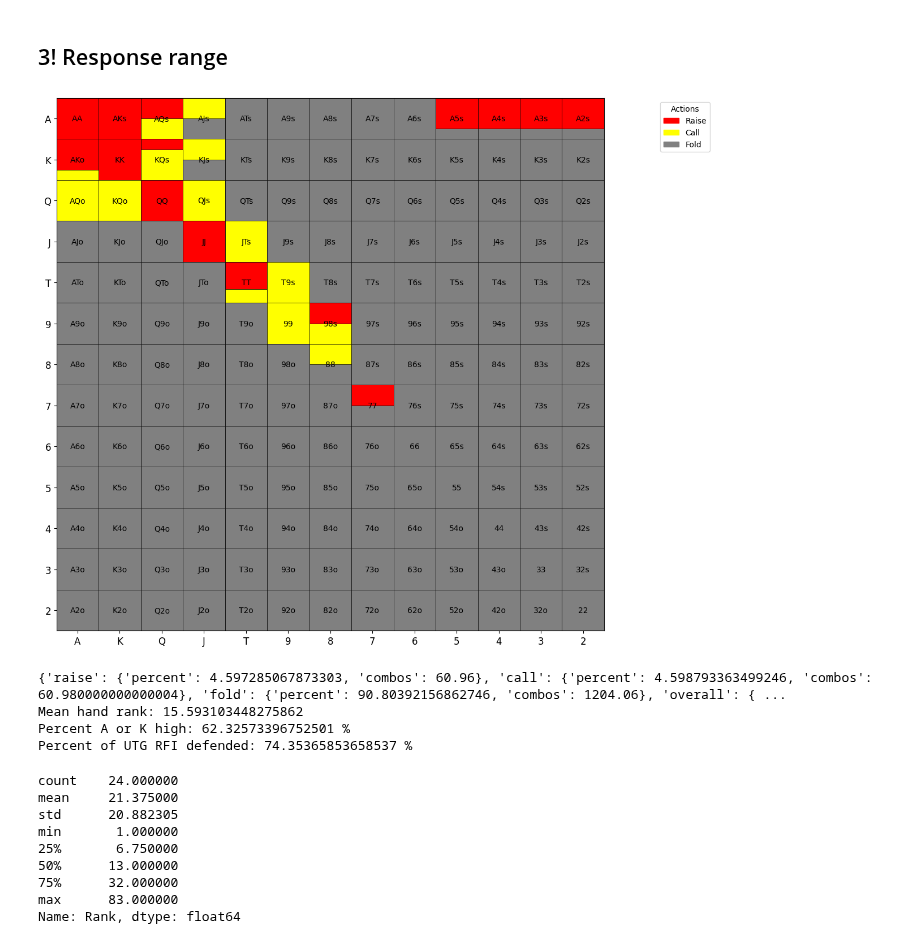
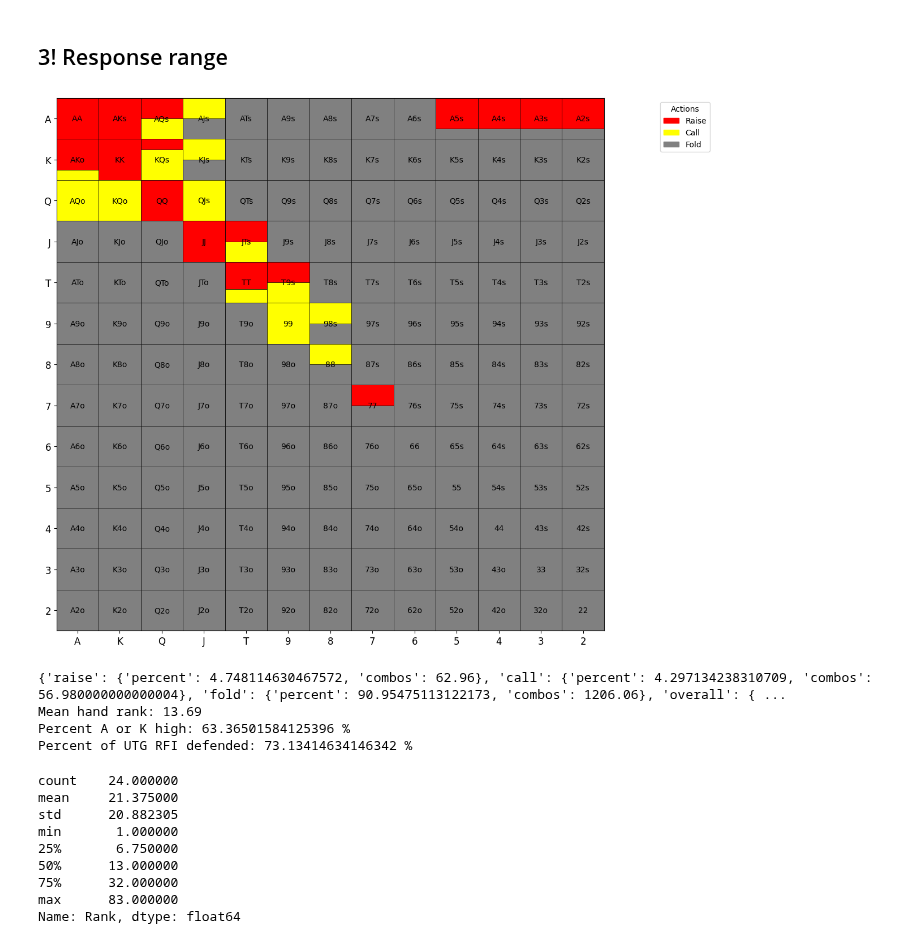
Before and after one commit to KunaalAgarwal/poker_analysis, a Jupyter notebook: src/utg_ranges.ipynb, the cells around one changed output. Saved outputs shown, nothing was run; the diff lists cells and outputs as text; code cells hidden in the pictures.

```diff
--- a/src/utg_ranges.ipynb
+++ b/src/utg_ranges.ipynb
@@ -190,47 +190,46 @@ response_3bet_range = {
     "QTo": {"raise": 0.0, "call": 0.0},
     "Q9o": {"raise": 0.0, "call": 0.0},
 
-    "JTs": {"raise": 0.0, "call": 1.0},
+    "JTs": {"raise": 0.5, "call": 0.5}, # using as a call and 4bet bluff, unblocks some of the lower pairs that are pure folds to 4bets and is playable, also blocks some decent pairs
     "J9s": {"raise": 0.0, "call": 0.0},
 
     "JTo": {"raise": 0.0, "call": 0.0},
     "J9o": {"raise": 0.0, "call": 0.0},
 
-    "T9s": {"raise": 0.0, "call": 1.0}, # strong enough to call and plays well postflop
+    "T9s": {"raise": 0.5, "call": 0.5}, # using as a call and 4bet bluff, unblocks some of the lower pairs that are pure folds to 4bets and is playable
     "T8s": {"raise": 0.0, "call": 0.0},
 
-    "98s": {"raise": 0.5, "call": 0.5}, # 4bet bluff, unblocks AK, AQ, etc. and plays well postflop
+    "98s": {"raise": 0.0, "call": 0.5}, # solid call with decent suited connector
     "97s": {"raise": 0.0, "call": 0.0},
-
     "87s": {"raise": 0.0, "call": 0.0},
     "86s": {"raise": 0.0, "call": 0.0},
 
     "76s": {"raise": 0.0, "call": 0.0},
     "75s": {"raise": 0.0, "call": 0.0},
 
     "65s": {"raise": 0.0, "call": 0.0},
 }
 # Visualize the range
 response_3bet = range_construction.generate_range(response_3bet_range, '../ranges/utg_ranges/utg_3!response.png')
 response_3bet_distribution = range_construction.range_hand_distribution(response_3bet_range)
 response_3bet_percent_by_actions = range_construction.range_percent_by_all_actions(response_3bet_range)
 response_3bet_mean_hand_rank = range_construction.average_range_rank(response_3bet_range)
 
 defended_rfi = 100*response_3bet_percent_by_actions['overall']['combos'] / rfi_percent_by_actions['overall']['combos']
 
 print(response_3bet_percent_by_actions)
 print(f'Mean hand rank: {response_3bet_mean_hand_rank}')
 print(f'Percent A or K high: {range_construction.percent_range_high_card(response_3bet_range)} %')
 print(f'Percent of UTG RFI defended: {defended_rfi} %')
 
 response_3bet_distribution[1].to_csv('../ranges/utg_ranges/utg_3bet_response_distribution.csv')
 response_3bet_distribution[0]
 # %% [output]
-[figure, old version]
+[figure, new version]
-{'raise': {'percent': 4.597285067873303, 'combos': 60.96}, 'call': {'percent': 4.598793363499246, 'combos': 60.980000000000004}, 'fold': {'percent': 90.80392156862746, 'combos': 1204.06}, 'overall': { ...
-Mean hand rank: 15.593103448275862
-Percent A or K high: 62.32573396752501 %
-Percent of UTG RFI defended: 74.35365853658537 %
+{'raise': {'percent': 4.748114630467572, 'combos': 62.96}, 'call': {'percent': 4.297134238310709, 'combos': 56.980000000000004}, 'fold': {'percent': 90.95475113122173, 'combos': 1206.06}, 'overall': { ...
+Mean hand rank: 13.69
+Percent A or K high: 63.36501584125396 %
+Percent of UTG RFI defended: 73.13414634146342 %
 count    24.000000
 mean     21.375000
 std      20.882305
```
Also changed, not shown: 9 other files.
